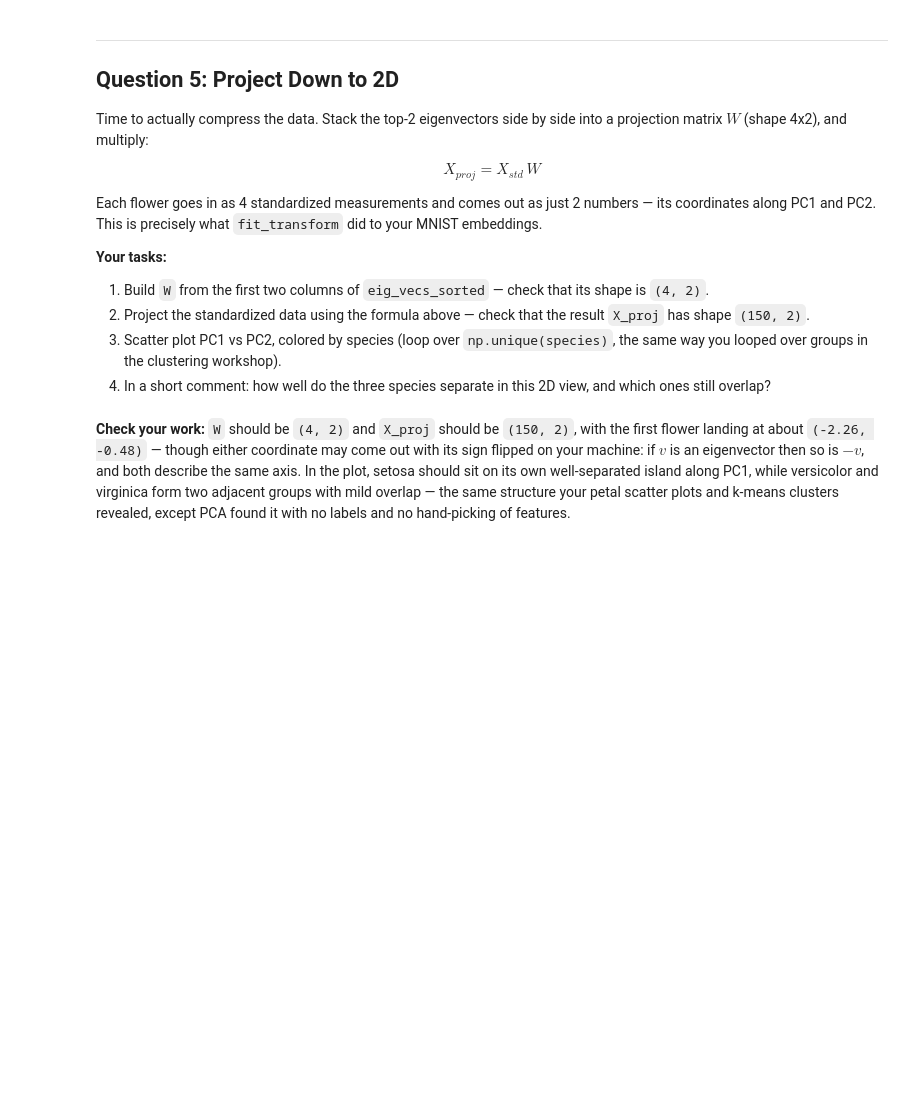
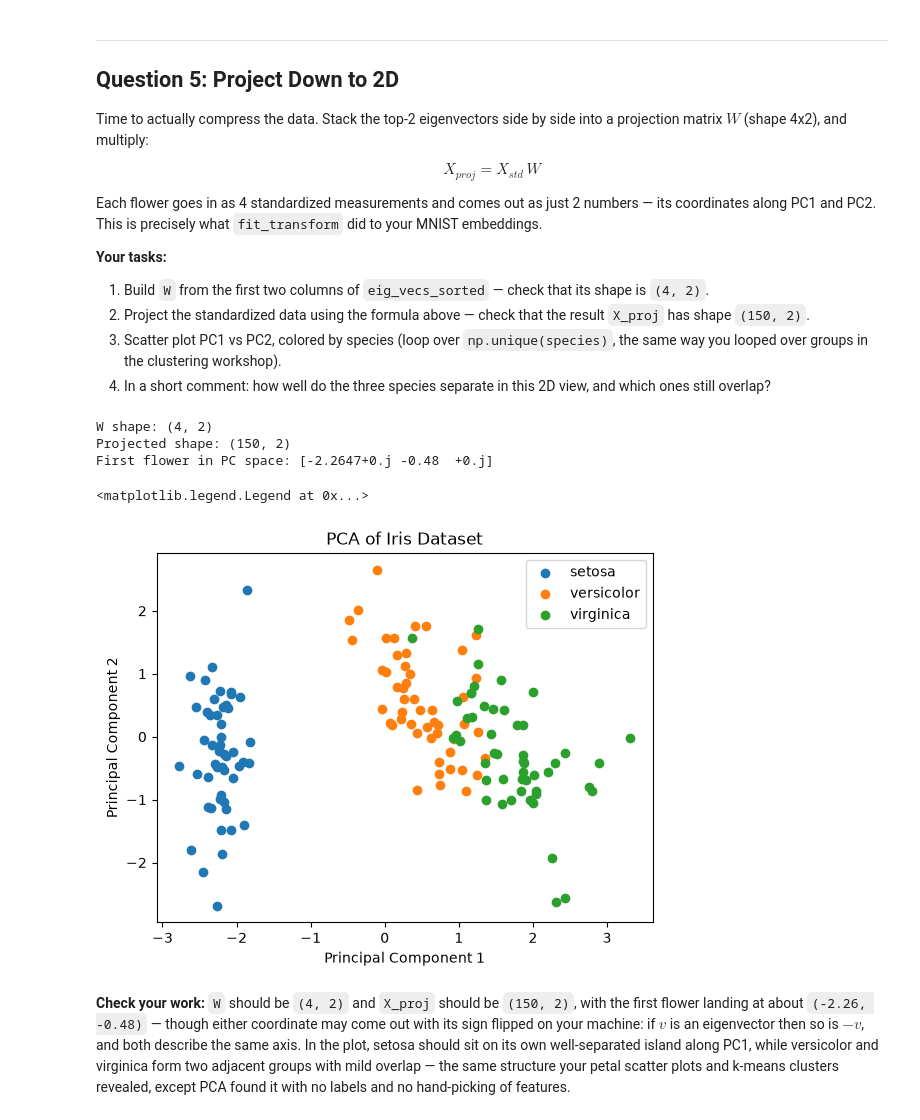
Before and after one commit to allisontluo22/PY191_lab, a Jupyter notebook: iris_pca_exercises.ipynb, the cells around one changed output. Drawn from its saved outputs; the diff is of its cells as text; code cells hidden in the pictures; blank space fills up the shorter version.

```diff
--- a/iris_pca_exercises.ipynb
+++ b/iris_pca_exercises.ipynb
@@ -184,18 +223,31 @@ Each flower goes in as 4 standardized measurements and comes out as just 2 numbe
 4. In a short comment: how well do the three species separate in this 2D view, and which ones still overlap?
 # %%
 # TODO: projection matrix W = the first two columns of eig_vecs_sorted
-W = None
+W = eig_vecs_sorted[:, :2]
 print("W shape:", W.shape)
 
 # TODO: project the standardized data down to 2D
-X_proj = None
+X_proj = X_std @ W
 print("Projected shape:", X_proj.shape)
 print("First flower in PC space:", np.round(X_proj[0], 4))
+# %% [output]
+W shape: (4, 2)
+Projected shape: (150, 2)
+First flower in PC space: [-2.2647+0.j -0.48  +0.j]
 # %%
 # TODO: scatter plot PC1 vs PC2, one color per species (loop over np.unique(species))
-
+for i, species in enumerate(np.unique(species)):
+    plt.scatter(X_proj[iris["species"] == species, 0], X_proj[iris["species"] == species, 1], label=species)
+plt.xlabel('Principal Component 1')
+plt.ylabel('Principal Component 2')
+plt.title('PCA of Iris Dataset')
+plt.legend()
 
 # TODO (comment): how well do the three species separate? which ones overlap?
+# The three species separate quite well in the PCA space. Setosa is clearly separated from the other two species, while Versicolor and Virginica show some overlap, showing that they are more similar to each other in terms of the features measured.
+# %% [output]
+<matplotlib.legend.Legend at 0x...>
+[figure, added]
 # %% [markdown]
 **Check your work:** `W` should be `(4, 2)` and `X_proj` should be `(150, 2)`, with the first flower landing at about `(-2.26, -0.48)` — though either coordinate may come out with its sign flipped on your machine: if $v$ is an eigenvector then so is $-v$, and both describe the same axis. In the plot, setosa should sit on its own well-separated island along PC1, while versicolor and virginica form two adjacent groups with mild overlap — the same structure your petal scatter plots and k-means clusters revealed, except PCA found it with no labels and no hand-picking of features.
 # %% [markdown]
```
Also changed, not shown: parts of 7 cells of this notebook.
